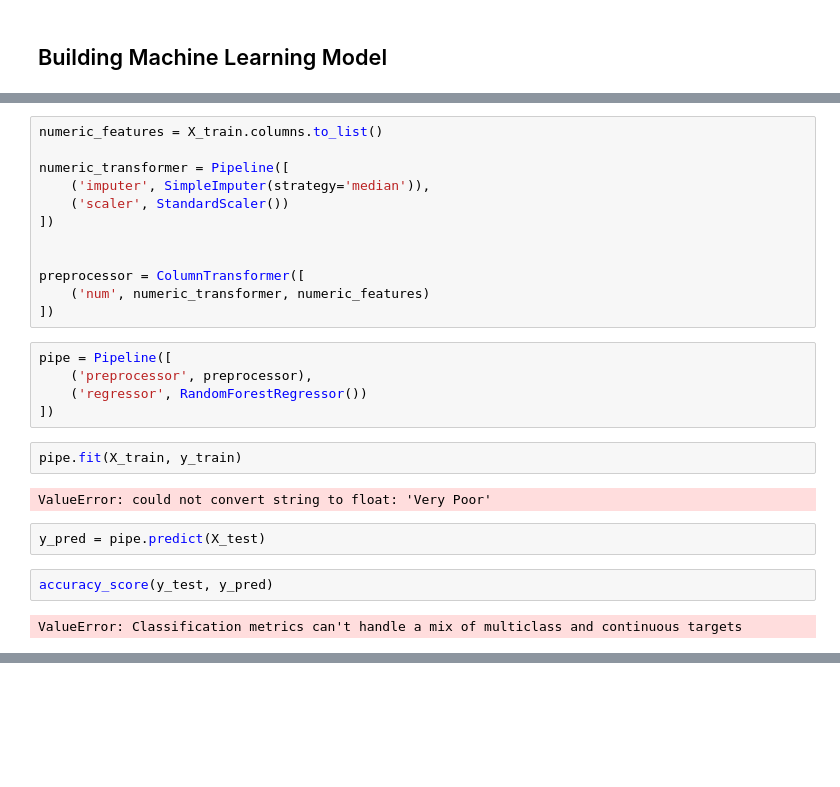
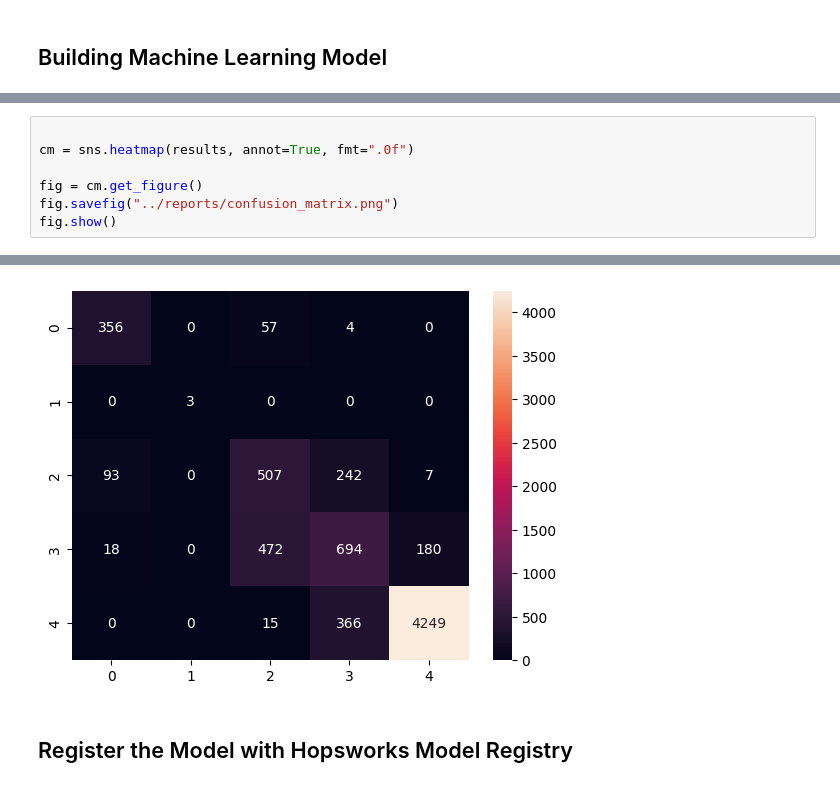
Before and after one commit to intellisenseCodez/AirQuality-MLops, a Jupyter notebook: notebooks/05_trainning_pipeline.ipynb, the cells around one changed output, grey strips where cells are left out. Saved outputs shown, nothing was run; the diff lists cells and outputs as text; blank space fills up the shorter version.

Commit message:
update pipelines

```diff
--- a/notebooks/05_trainning_pipeline.ipynb
+++ b/notebooks/05_trainning_pipeline.ipynb
@@ -266,27 +202,8 @@ X_train.columns.to_list()
-# %%
-numeric_features = X_train.columns.to_list()
-
-numeric_transformer = Pipeline([
-    ('imputer', SimpleImputer(strategy='median')),
-    ('scaler', StandardScaler())
-])
-
-
-preprocessor = ColumnTransformer([
-    ('num', numeric_transformer, numeric_features)
-])
-# %%
-pipe = Pipeline([
-    ('preprocessor', preprocessor),
-    ('regressor', RandomForestRegressor())
-])
-# %%
-pipe.fit(X_train, y_train)
-# %% [output]
-ValueError: could not convert string to float: 'Very Poor'
-# %%
-y_pred = pipe.predict(X_test)
-# %%
-accuracy_score(y_test, y_pred)
-# %% [output]
-ValueError: Classification metrics can't handle a mix of multiclass and continuous targets
+# %%
+
+cm = sns.heatmap(results, annot=True, fmt=".0f")
+
+fig = cm.get_figure()
+fig.savefig("../reports/confusion_matrix.png")
+fig.show()
+# %% [output]
@@ -292,0 +211,3 @@ ValueError: Classification metrics can't handle a mix of multiclass and continuo
+[figure, added]
+# %% [markdown]
+## Register the Model with Hopsworks Model Registry
```
Also changed, not shown: parts of 42 cells of this notebook, 16 other files.
